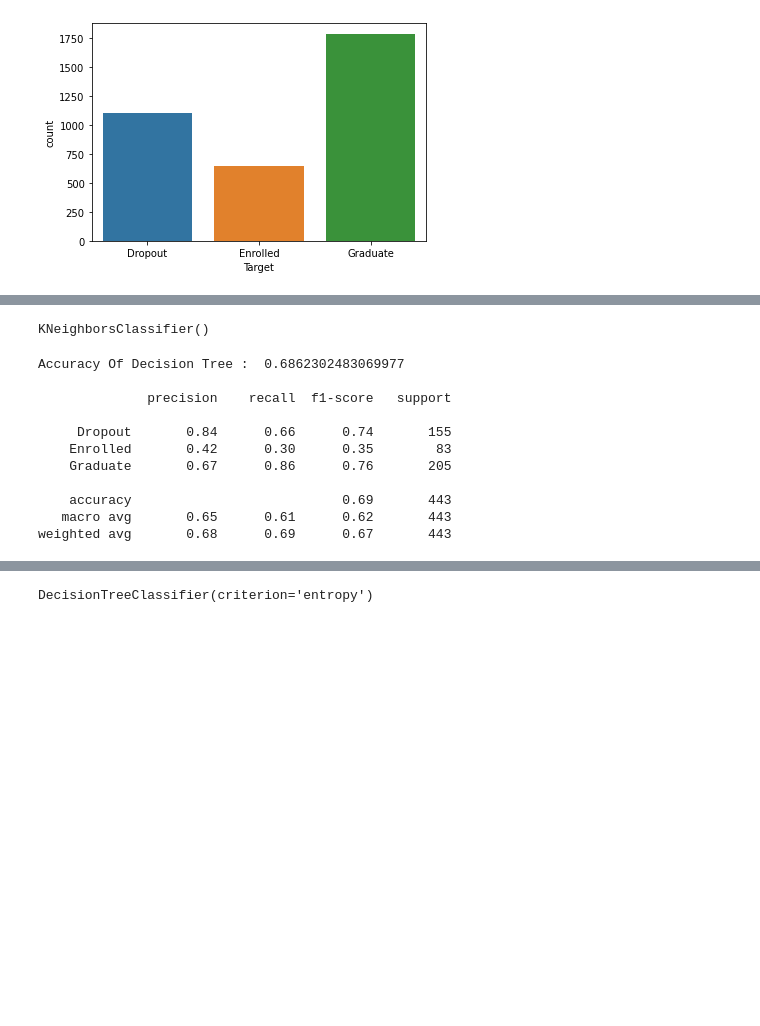
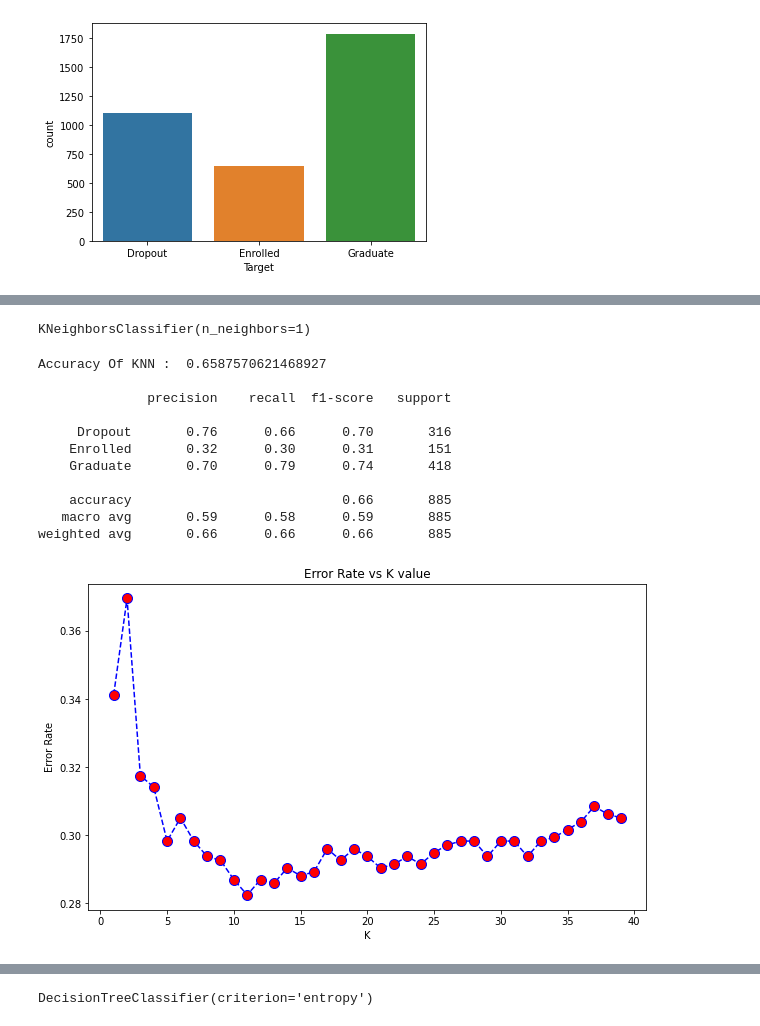
Before and after one commit to Gelli-VVN-Satyanarayana-Guptha/ML_Models, a Jupyter notebook: student_dropout_prediction.ipynb, the cells around one changed output, grey strips where cells are left out. Drawn from its saved outputs; the diff is of its cells as text; code cells hidden in the pictures; blank space fills up the shorter version.

```diff
--- a/student_dropout_prediction.ipynb
+++ b/student_dropout_prediction.ipynb
@@ -163,26 +154,48 @@ weighted avg       0.73      0.73      0.72       443
 # %%
 # K Nearest Neighbour
 from sklearn.neighbors import KNeighborsClassifier
-knn = KNeighborsClassifier(n_neighbors=5)
+knn = KNeighborsClassifier(n_neighbors=1)
 knn.fit(X_train,y_train)
 # %% [output]
-KNeighborsClassifier()
+KNeighborsClassifier(n_neighbors=1)
 # %%
 y_pred_knn = knn.predict(X_test)
 accuracy_knn = accuracy_score(y_test,y_pred_knn)
 report_knn = classification_report(y_test,y_pred_knn)
-print('Accuracy Of Decision Tree : ', accuracy_knn)
+print('Accuracy Of KNN : ', accuracy_knn)
 print()
 print(report_knn)
 # %% [output]
-Accuracy Of Decision Tree :  0.6862302483069977
+Accuracy Of KNN :  0.6587570621468927
 
               precision    recall  f1-score   support
 
-     Dropout       0.84      0.66      0.74       155
-    Enrolled       0.42      0.30      0.35        83
-    Graduate       0.67      0.86      0.76       205
+     Dropout       0.76      0.66      0.70       316
+    Enrolled       0.32      0.30      0.31       151
+    Graduate       0.70      0.79      0.74       418
 
-    accuracy                           0.69       443
-   macro avg       0.65      0.61      0.62       443
-weighted avg       0.68      0.69      0.67       443
+    accuracy                           0.66       885
+   macro avg       0.59      0.58      0.59       885
+weighted avg       0.66      0.66      0.66       885
+# %%
+# Modification of K Nearest Neighbour
+
+error_rate = []
+
+for i in range(1,40):
+    knn = KNeighborsClassifier(n_neighbors=i)
+    knn.fit(X_train,y_train)
+    pred_i = knn.predict(X_test)
+    error_rate.append(np.mean(pred_i != y_test))
+
+mini = min(error_rate)
+idx = error_rate.index(mini)
+# %%
+plt.figure(figsize=(10,6))
+plt.plot(range(1,40),error_rate,color='blue',linestyle='--',marker='o',markerfacecolor='red',markersize=10)
+plt.title('Error Rate vs K value')
+plt.xlabel('K')
+plt.ylabel('Error Rate')
+plt.savefig("Error Rate vs K value.png")
+# %% [output]
+[figure, added]
```
Also changed, not shown: parts of 17 cells of this notebook, 1 other file.
